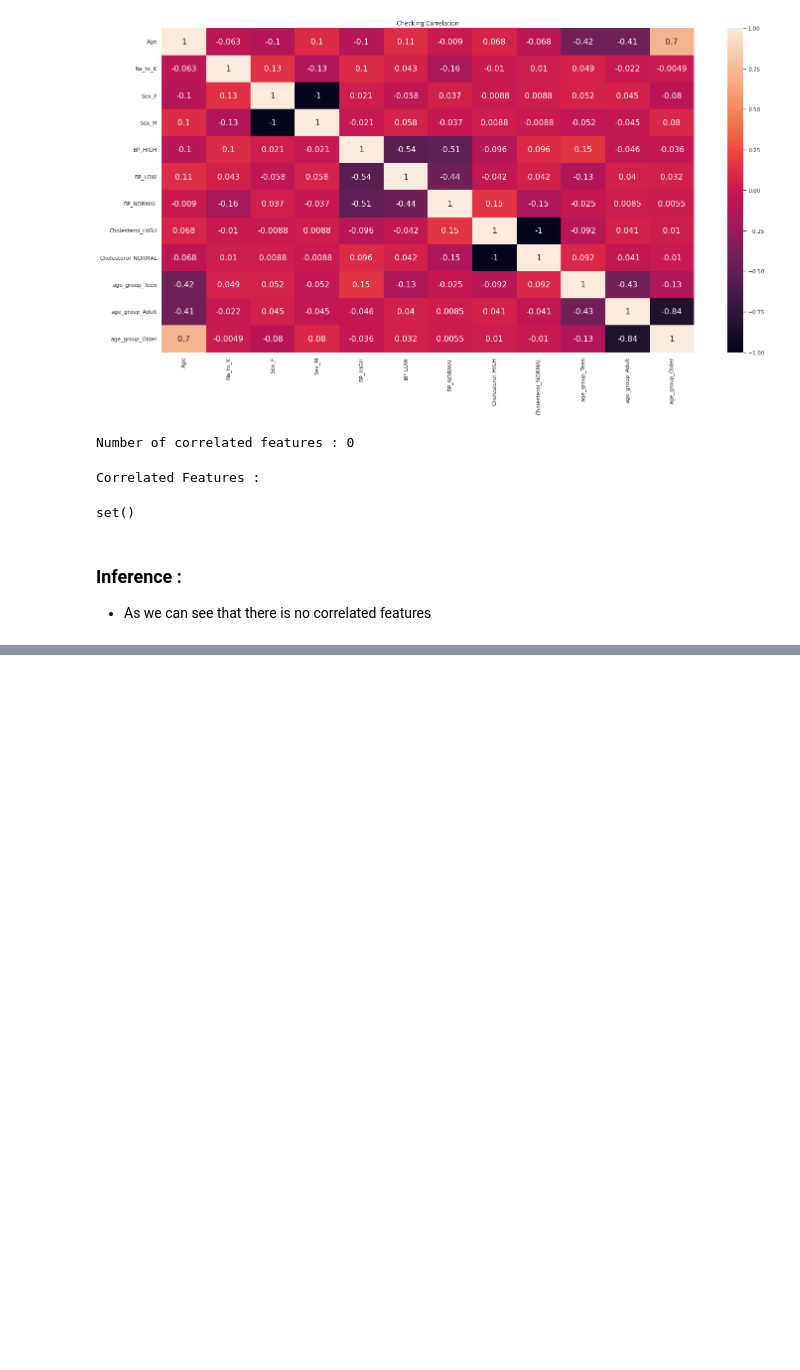
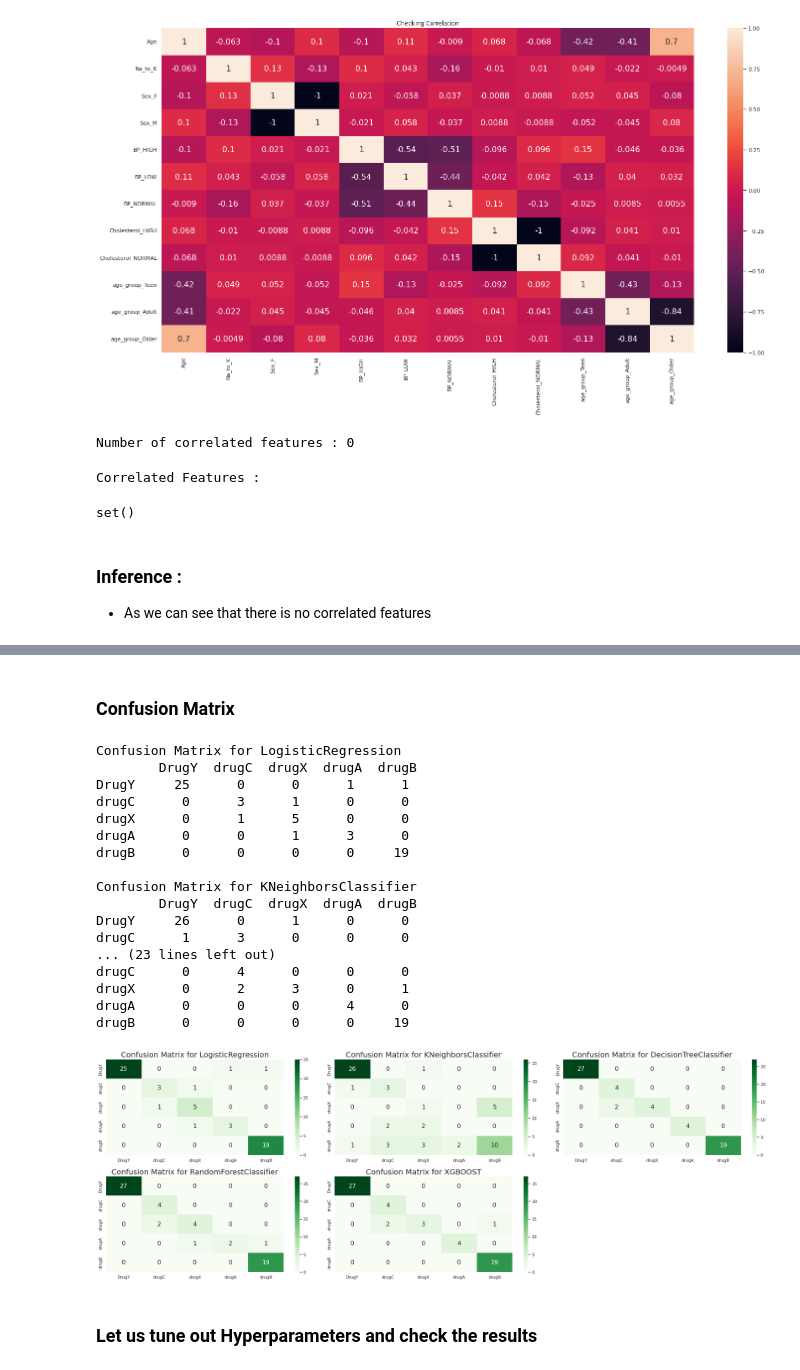
Before and after one commit to dsankush/Drug-Analysis, a Jupyter notebook: Drug_Analysis.ipynb, the cells around one changed output, grey strips where cells are left out. Drawn from its saved outputs; the diff is of its cells as text; code cells hidden in the pictures; blank space fills up the shorter version.

```diff
--- a/Drug_Analysis.ipynb
+++ b/Drug_Analysis.ipynb
@@ -829,0 +1021,26 @@ set()
+# %%
+def confusion_matrix_plot(df):
+
+    plt.figure(figsize=(26, 13))
+    n = 1
+    #confusion_df = []
+
+    total_confusion_matrix = []
+
+    for i in range(len(df['y_predicted'])):
+        confusion_matrix_eval =  confusion_matrix(y_test, df['y_predicted'][i], labels = [0,1,2,3,4])
+
+    # Converting our confusion matrix to dataframe
+        confusion_matrix_df = pd.DataFrame(data = confusion_matrix_eval,
+                                           index =['DrugY', 'drugC', 'drugX', 'drugA', 'drugB'],
+                                           columns = ['DrugY', 'drugC', 'drugX', 'drugA', 'drugB'])
+        print('\n' + 'Confusion Matrix for ' + df.index[i] + '\n',confusion_matrix_df)
+
+        plt.subplot(3,3,n)
+        n = n + 1
+
+        # Ploting Confusion Matrix for each model
+        sns.heatmap(confusion_matrix_df, annot = True, cmap = 'Greens')
+
+        plt.title('Confusion Matrix for ' + df.index[i], fontsize = 20)
+        plt.tight_layout()
@@ -829,0 +1138,26 @@ set()
+# %% [markdown]
+### Confusion Matrix
+# %%
+# getting confusion matrix for each model
+confusion_matrix_plot(result)
+# %% [output]
+Confusion Matrix for LogisticRegression
+        DrugY  drugC  drugX  drugA  drugB
+DrugY     25      0      0      1      1
+drugC      0      3      1      0      0
+drugX      0      1      5      0      0
+drugA      0      0      1      3      0
+drugB      0      0      0      0     19
+
+Confusion Matrix for KNeighborsClassifier
+        DrugY  drugC  drugX  drugA  drugB
+DrugY     26      0      1      0      0
+drugC      1      3      0      0      0
+... (23 lines left out)
+drugC      0      4      0      0      0
+drugX      0      2      3      0      1
+drugA      0      0      0      4      0
+drugB      0      0      0      0     19
+[figure, added]
+# %% [markdown]
+### Let us tune out Hyperparameters and check the results
```
Also changed, not shown: parts of 23 cells of this notebook.
